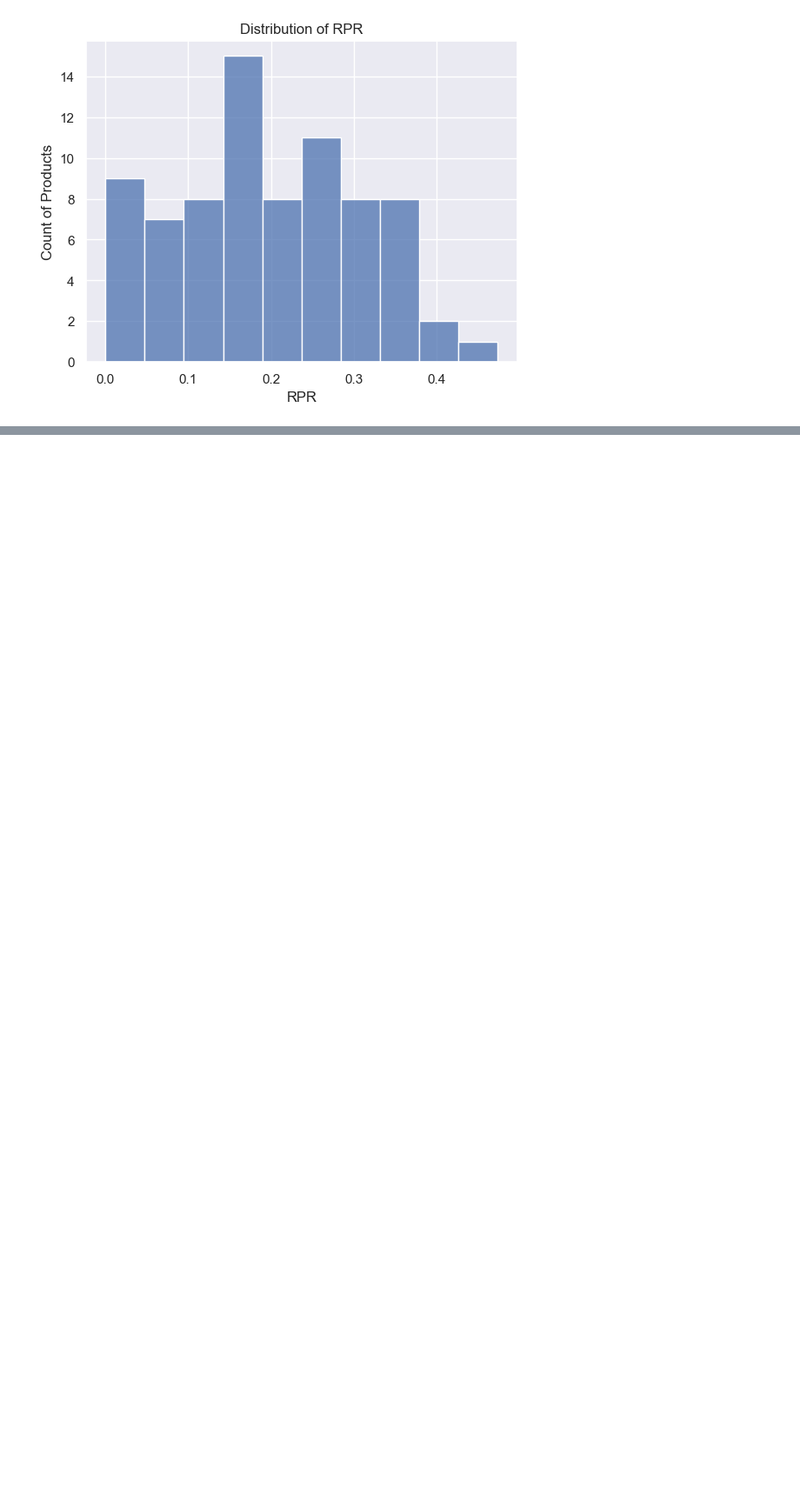
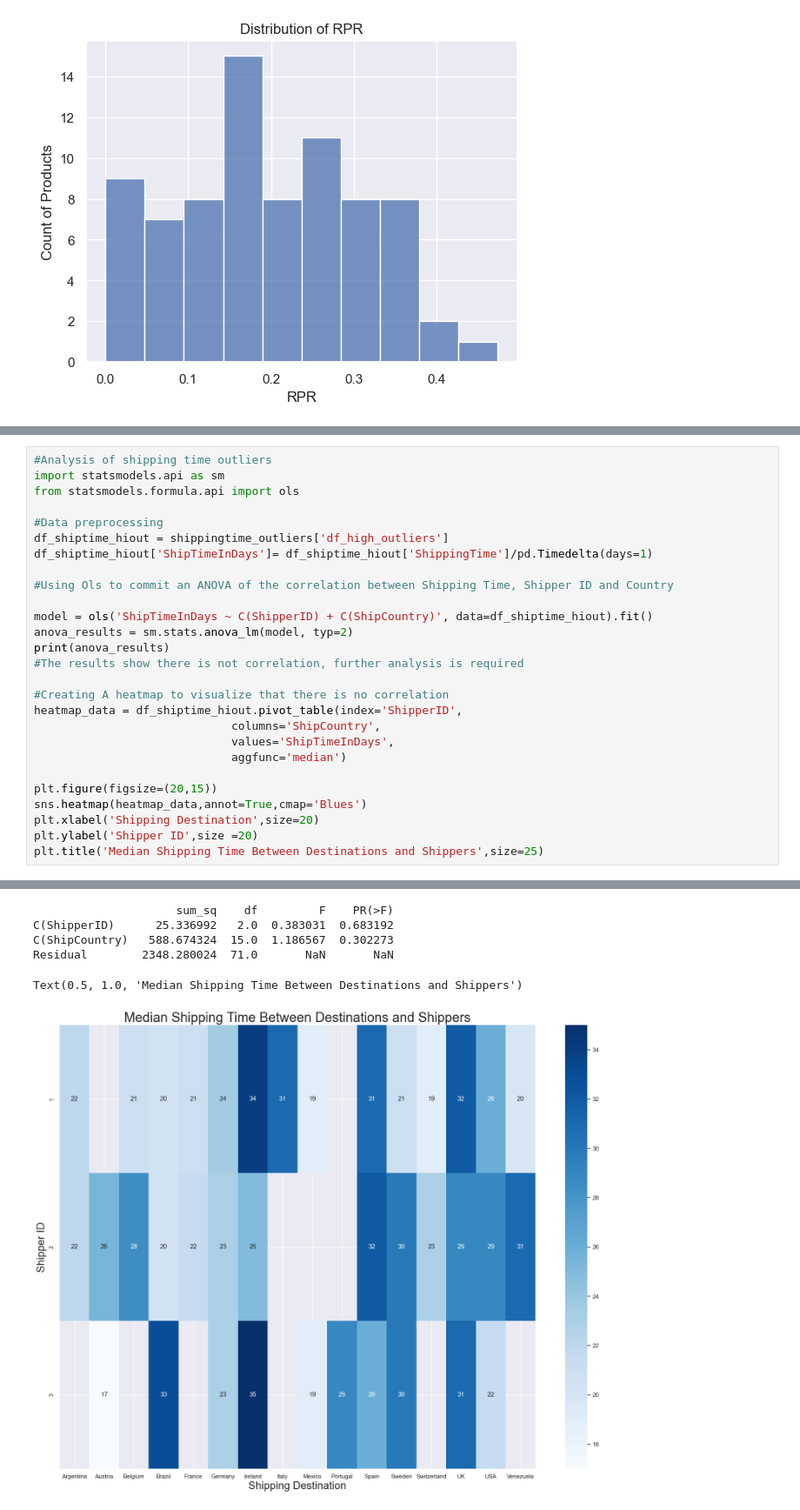
Before and after one commit to yarinsella/Northwind-EDA-, a Jupyter notebook: main.ipynb, the cells around one changed output, grey strips where cells are left out. Shown at 87% size. Cells and saved outputs as stored; diff of their text form; blank space fills up the shorter version.

Commit message:
End of OTIF analysis

```diff
--- a/main.ipynb
+++ b/main.ipynb
@@ -237,0 +274,28 @@ See the caveats in the documentation: https://pandas.pydata.org/pandas-docs/stab
+# %%
+#Analysis of shipping time outliers
+import statsmodels.api as sm
+from statsmodels.formula.api import ols
+
+#Data preprocessing
+df_shiptime_hiout = shippingtime_outliers['df_high_outliers']
+df_shiptime_hiout['ShipTimeInDays']= df_shiptime_hiout['ShippingTime']/pd.Timedelta(days=1)
+
+#Using Ols to commit an ANOVA of the correlation between Shipping Time, Shipper ID and Country
+
+model = ols('ShipTimeInDays ~ C(ShipperID) + C(ShipCountry)', data=df_shiptime_hiout).fit()
+anova_results = sm.stats.anova_lm(model, typ=2)
+print(anova_results)
+#The results show there is not correlation, further analysis is required
+
+#Creating A heatmap to visualize that there is no correlation
+heatmap_data = df_shiptime_hiout.pivot_table(index='ShipperID',
+                             columns='ShipCountry',
+                             values='ShipTimeInDays',
+                             aggfunc='median')
+
+plt.figure(figsize=(20,15))
+sns.heatmap(heatmap_data,annot=True,cmap='Blues')
+plt.xlabel('Shipping Destination',size=20)
+plt.ylabel('Shipper ID',size =20)
+plt.title('Median Shipping Time Between Destinations and Shippers',size=25)
+# %% [output]
@@ -237,0 +307,6 @@ See the caveats in the documentation: https://pandas.pydata.org/pandas-docs/stab
+                     sum_sq    df         F    PR(>F)
+C(ShipperID)      25.336992   2.0  0.383031  0.683192
+C(ShipCountry)   588.674324  15.0  1.186567  0.302273
+Residual        2348.280024  71.0       NaN       NaN
+Text(0.5, 1.0, 'Median Shipping Time Between Destinations and Shippers')
+[figure, added]
```
Also changed, not shown: parts of 6 cells of this notebook.
